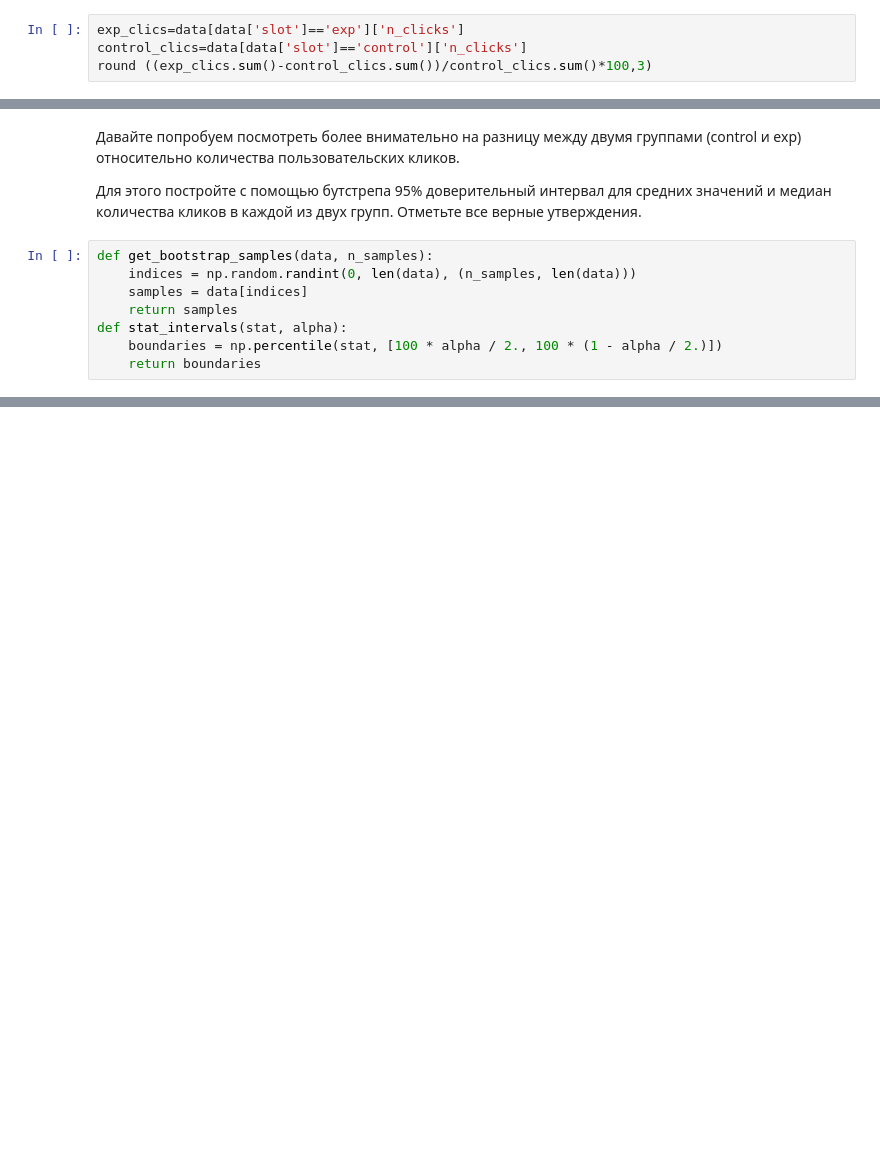
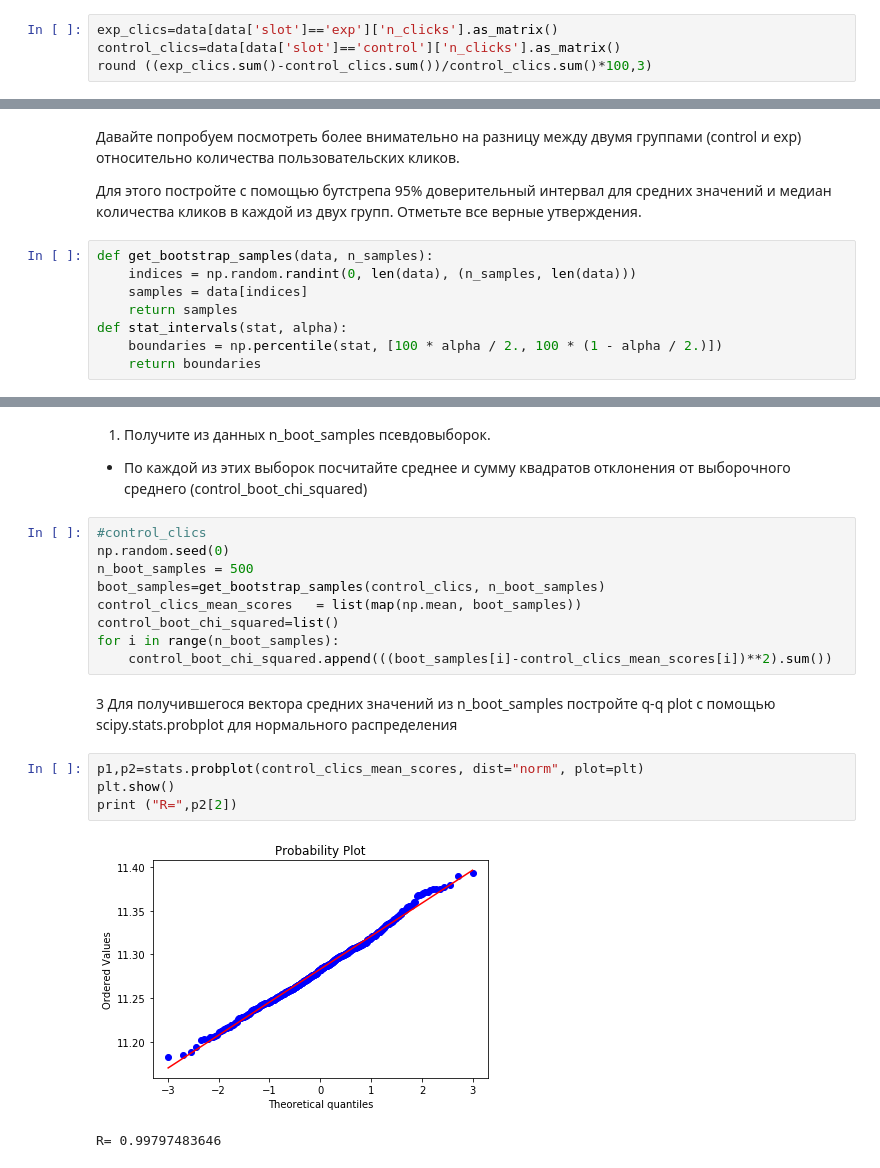
Before and after one commit to MiniGN/Coursera-machine-learning, a Jupyter notebook: course4/week4/Task3.ipynb, the cells around one changed output, grey strips where cells are left out. Drawn from its saved outputs; the diff is of its cells as text; blank space fills up the shorter version.

```diff
--- a/course4/week4/Task3.ipynb
+++ b/course4/week4/Task3.ipynb
@@ -31,7 +40,7 @@ data.head()
 
 Полученный процент округлите до третьего знака после точки.
 # %%
-exp_clics=data[data['slot']=='exp']['n_clicks']
-control_clics=data[data['slot']=='control']['n_clicks']
+exp_clics=data[data['slot']=='exp']['n_clicks'].as_matrix()
+control_clics=data[data['slot']=='control']['n_clicks'].as_matrix()
 round ((exp_clics.sum()-control_clics.sum())/control_clics.sum()*100,3)
 # %% [output]
@@ -57,0 +93,21 @@ ilec_median_scores = list(map(np.median, get_bootstrap_samples(exp_clics, 1000))
+# %% [markdown]
+1. Получите из данных n_boot_samples псевдовыборок.
++ По каждой из этих выборок посчитайте среднее и сумму квадратов отклонения от выборочного среднего (control_boot_chi_squared)
+# %%
+#control_clics
+np.random.seed(0)
+n_boot_samples = 500
+boot_samples=get_bootstrap_samples(control_clics, n_boot_samples)
+control_clics_mean_scores   = list(map(np.mean, boot_samples))
+control_boot_chi_squared=list()
+for i in range(n_boot_samples):
+    control_boot_chi_squared.append(((boot_samples[i]-control_clics_mean_scores[i])**2).sum())
+# %% [markdown]
+3 Для получившегося вектора средних значений из n_boot_samples постройте q-q plot с помощью scipy.stats.probplot для нормального распределения
+# %%
+p1,p2=stats.probplot(control_clics_mean_scores, dist="norm", plot=plt)
+plt.show()
+print ("R=",p2[2])
+# %% [output]
+[figure, added]
+R= 0.99797483646
```
Also changed, not shown: parts of 24 cells of this notebook, 6 other files.
